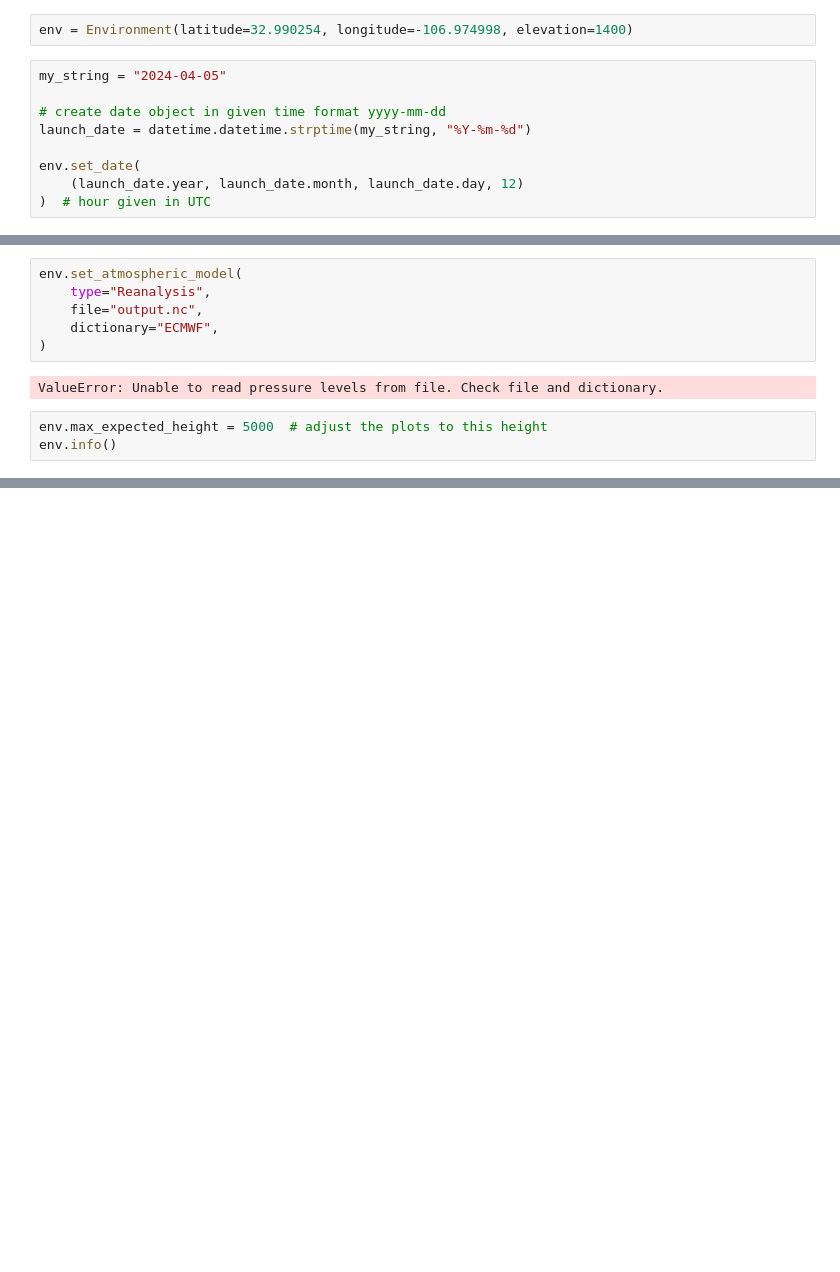
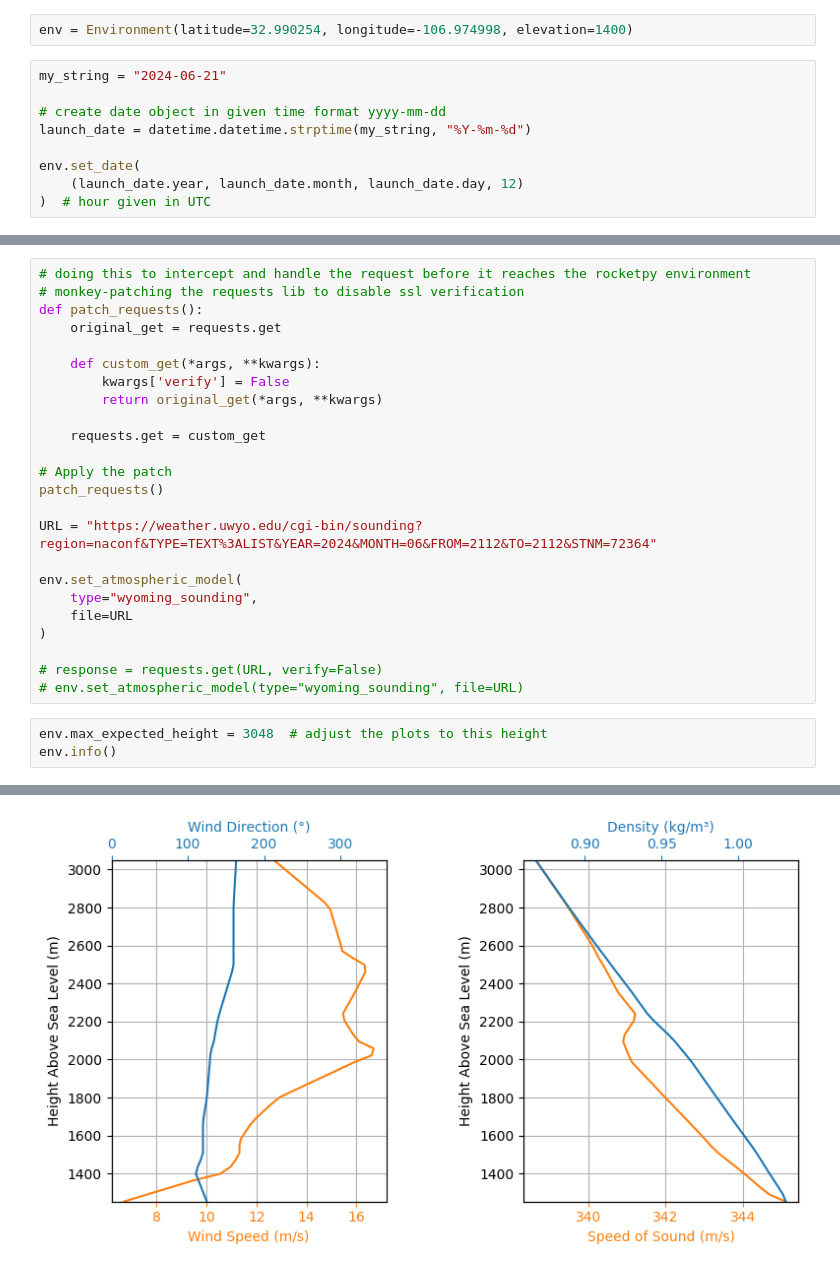
Before and after one commit to idunn02/Rocketpy, a Jupyter notebook: SA_launch.ipynb, the cells around one changed output, grey strips where cells are left out. Saved outputs shown, nothing was run; the diff lists cells and outputs as text; blank space fills up the shorter version.

Commit message:
figured out how to get weather conditions to build weather model

```diff
--- a/SA_launch.ipynb
+++ b/SA_launch.ipynb
@@ -6,7 +7,7 @@ import cdsapi
 # %%
 env = Environment(latitude=32.990254, longitude=-106.974998, elevation=1400)
 # %%
-my_string = "2024-04-05"
+my_string = "2024-06-21"
 
 # create date object in given time format yyyy-mm-dd
 launch_date = datetime.datetime.strptime(my_string, "%Y-%m-%d")
@@ -83,14 +84,31 @@ c.retrieve("reanalysis-era5-complete", {
 2024-07-20 10:52:10,020 INFO Welcome to the CDS
 2024-07-20 10:52:10,021 INFO Sending request to https://cds.climate.copernicus.eu/api/v2/resources/reanalysis-era5-complete
 2024-07-20 10:52:10,164 INFO Request is queued
-# %%
-env.set_atmospheric_model(
-    type="Reanalysis",
-    file="output.nc",
-    dictionary="ECMWF",
-)
-# %% [output]
-ValueError: Unable to read pressure levels from file. Check file and dictionary.
+# %%
+# doing this to intercept and handle the request before it reaches the rocketpy environment
+# monkey-patching the requests lib to disable ssl verification
+def patch_requests():
+    original_get = requests.get
+
+    def custom_get(*args, **kwargs):
+        kwargs['verify'] = False
+        return original_get(*args, **kwargs)
+
+    requests.get = custom_get
+
+# Apply the patch
+patch_requests()
+
+URL = "https://weather.uwyo.edu/cgi-bin/sounding?region=naconf&TYPE=TEXT%3ALIST&YEAR=2024&MONTH=06&FROM=2112&TO=2112&STNM=72364"
+
+env.set_atmospheric_model(
+    type="wyoming_sounding",
+    file=URL
+)
+
+# response = requests.get(URL, verify=False)
+# env.set_atmospheric_model(type="wyoming_sounding", file=URL)
 # %%
-env.max_expected_height = 5000  # adjust the plots to this height
+env.max_expected_height = 3048  # adjust the plots to this height
 env.info()
+# %% [output]
@@ -96,0 +132 @@ env.info()
+[figure, added]
```
Also changed, not shown: parts of 3 cells of this notebook, 1 other file.
